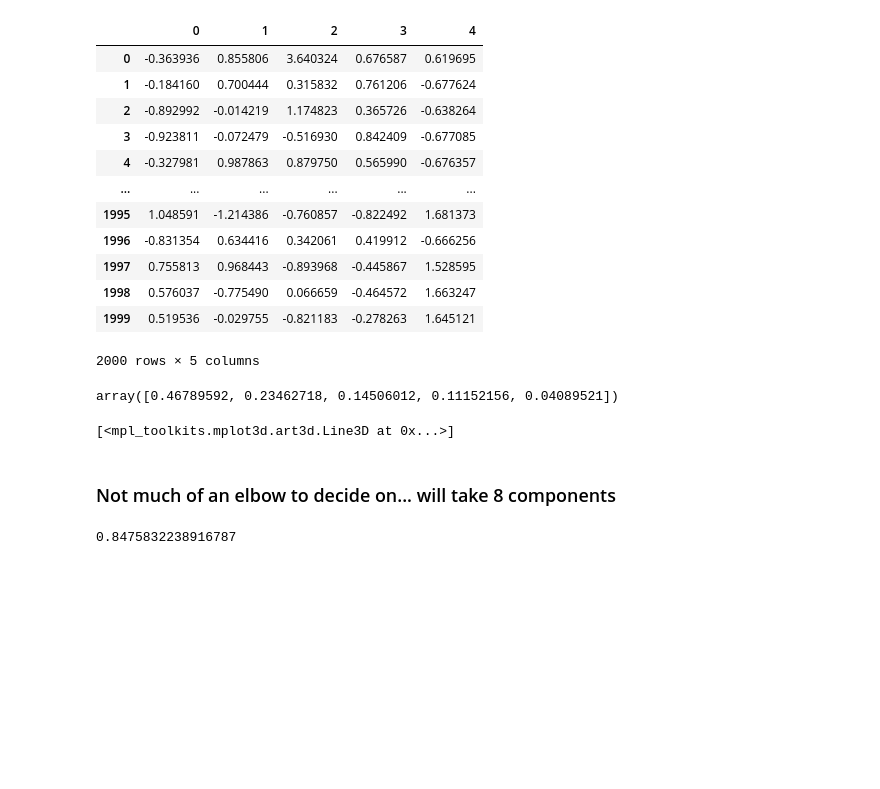
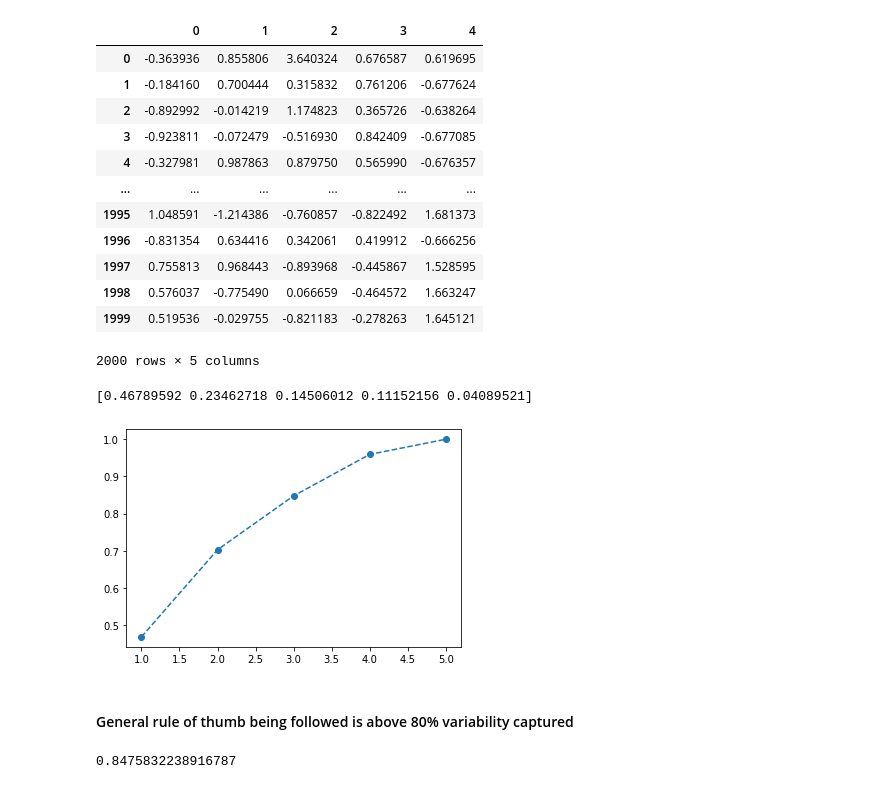
Before and after one commit to divysunderraj/song-popularity-clustering, a Jupyter notebook: song_popularity_clusters.ipynb, the cells around one changed output. Drawn from its saved outputs; the diff is of its cells as text; code cells hidden in the pictures; blank space fills up the shorter version.

```diff
--- a/song_popularity_clusters.ipynb
+++ b/song_popularity_clusters.ipynb
@@ -63,18 +63,19 @@ pd.DataFrame(x)
 # %%
 from sklearn.decomposition import PCA
 
 pca = PCA()
 pca.fit(x)
 
-pca.explained_variance_ratio_
+print(pca.explained_variance_ratio_)
+
+plt.plot(range(1, 6), pca.explained_variance_ratio_.cumsum(), marker='o', linestyle='--')
+
+plt.show()
 # %% [output]
-array([0.46789592, 0.23462718, 0.14506012, 0.11152156, 0.04089521])
+[0.46789592 0.23462718 0.14506012 0.11152156 0.04089521]
+[figure, added]
-# %%
-plt.plot(range(1, 6), pca.explained_variance_ratio_.cumsum(), marker='o', linestyle='--')
-# %% [output]
-[<mpl_toolkits.mplot3d.art3d.Line3D at 0x...>]
-# %% [markdown]
-### Not much of an elbow to decide on... will take 8 components
+# %% [markdown]
+#### General rule of thumb being followed is above 80% variability captured
 # %%
 sum(pca.explained_variance_ratio_[0:3])
 # %% [output]
```
Also changed, not shown: parts of 4 cells of this notebook.
